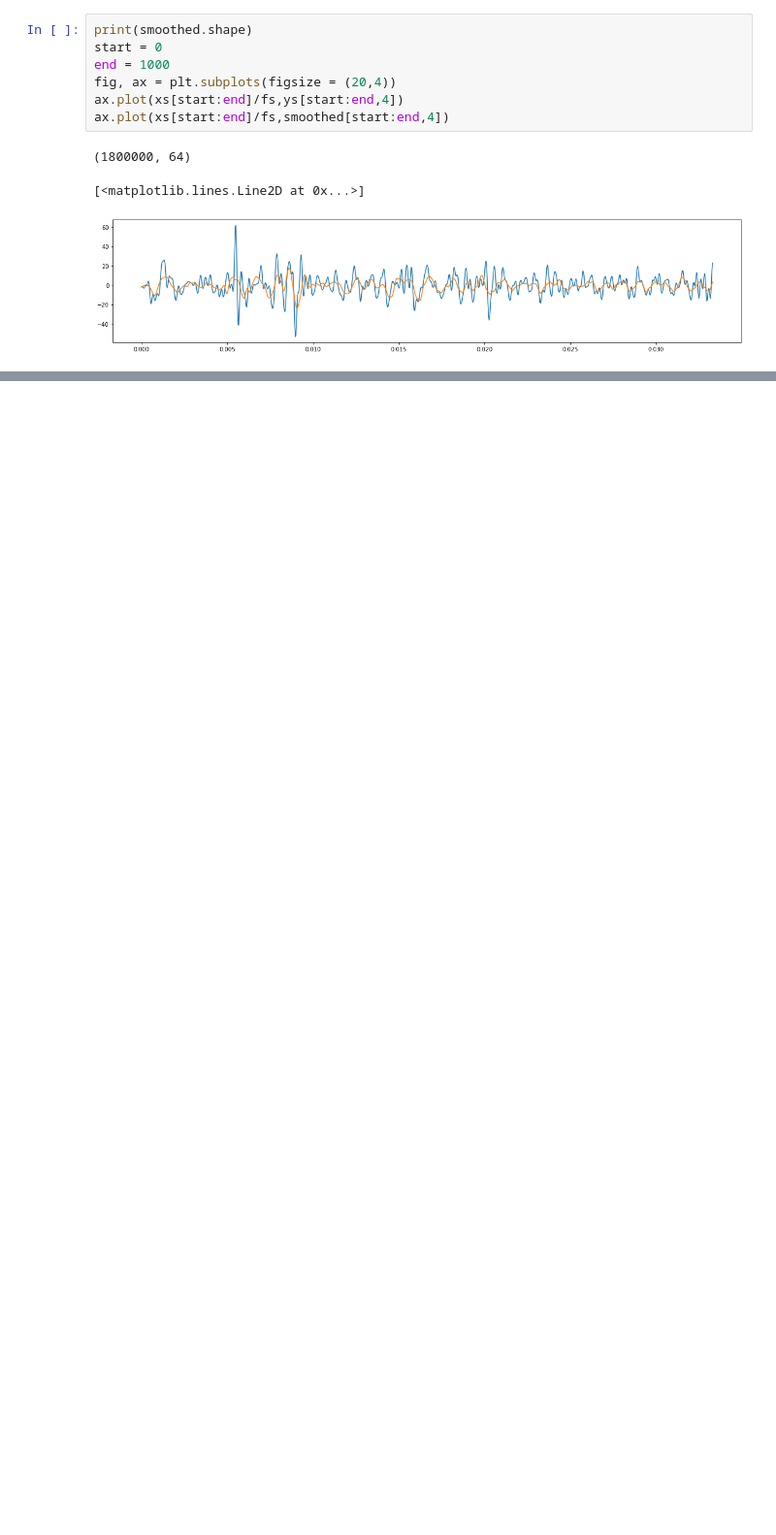
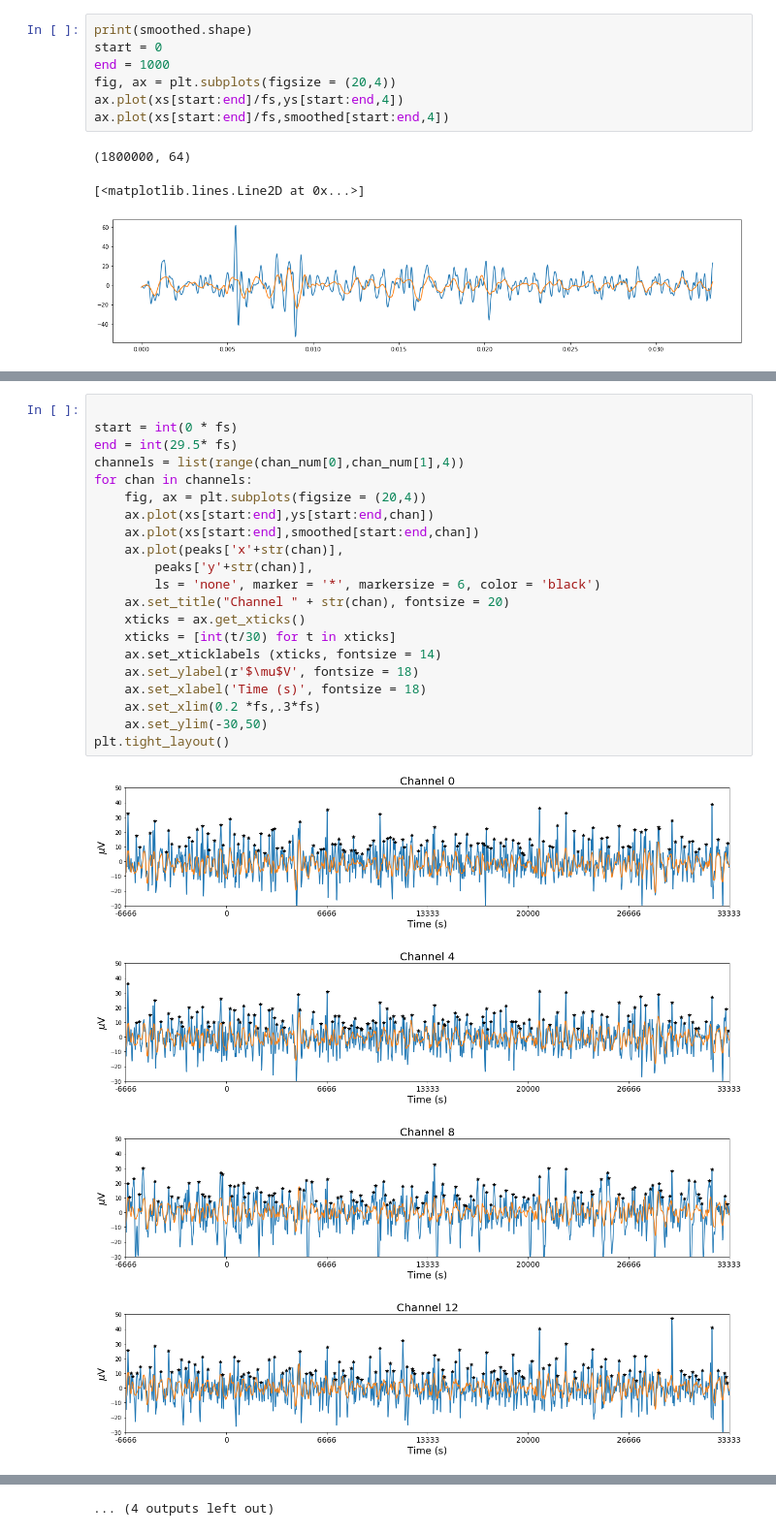
Before and after one commit to haleyspeed/willow, a Jupyter notebook: h5_spikedetector.ipynb, the cells around one changed output, grey strips where cells are left out. Shown at 97% size. Drawn from its saved outputs; the diff is of its cells as text; blank space fills up the shorter version.

```diff
--- a/h5_spikedetector.ipynb
+++ b/h5_spikedetector.ipynb
@@ -197,0 +331,26 @@ ax.plot(xs[start:end]/fs,smoothed[start:end,4])
+# %%
+
+start = int(0 * fs)
+end = int(29.5* fs)
+channels = list(range(chan_num[0],chan_num[1],4))
+for chan in channels:
+    fig, ax = plt.subplots(figsize = (20,4))
+    ax.plot(xs[start:end],ys[start:end,chan])
+    ax.plot(xs[start:end],smoothed[start:end,chan])
+    ax.plot(peaks['x'+str(chan)],
+        peaks['y'+str(chan)],
+        ls = 'none', marker = '*', markersize = 6, color = 'black')
+    ax.set_title("Channel " + str(chan), fontsize = 20)
+    xticks = ax.get_xticks()
+    xticks = [int(t/30) for t in xticks]
+    ax.set_xticklabels (xticks, fontsize = 14)
+    ax.set_ylabel(r'$\mu$V', fontsize = 18)
+    ax.set_xlabel('Time (s)', fontsize = 18)
+    ax.set_xlim(0.2 *fs,.3*fs)
+    ax.set_ylim(-30,50)
+plt.tight_layout()
+# %% [output]
+[figure, added]
+[figure, added]
+[figure, added]
+[figure, added]
@@ -197,0 +365 @@ ax.plot(xs[start:end]/fs,smoothed[start:end,4])
+... (4 outputs left out)
```
Also changed, not shown: parts of 9 cells of this notebook.
